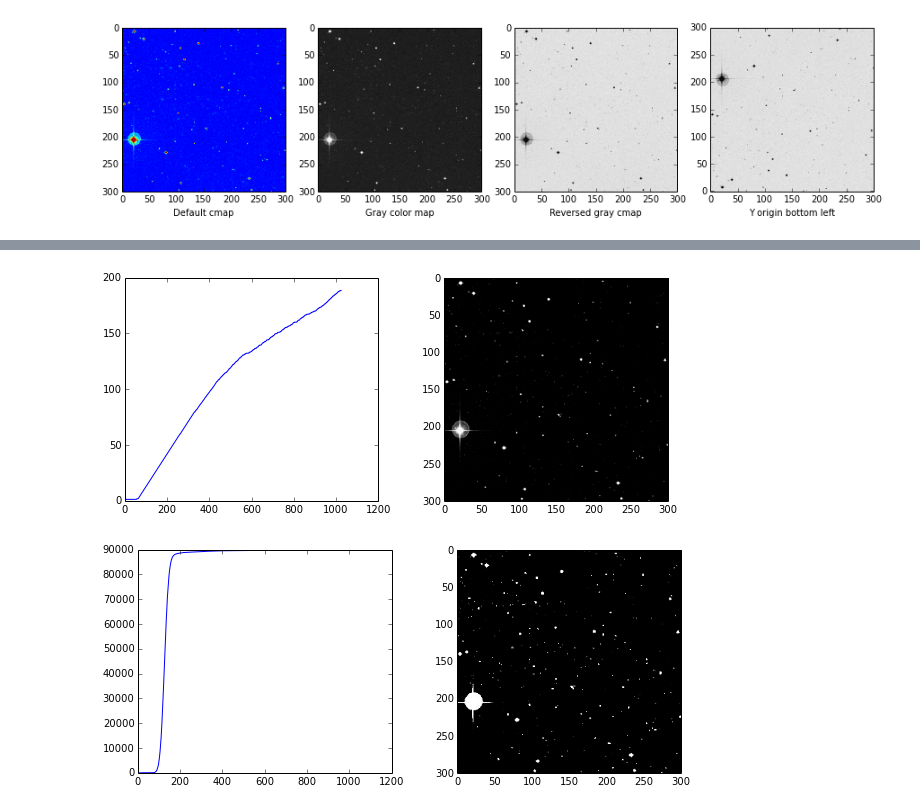
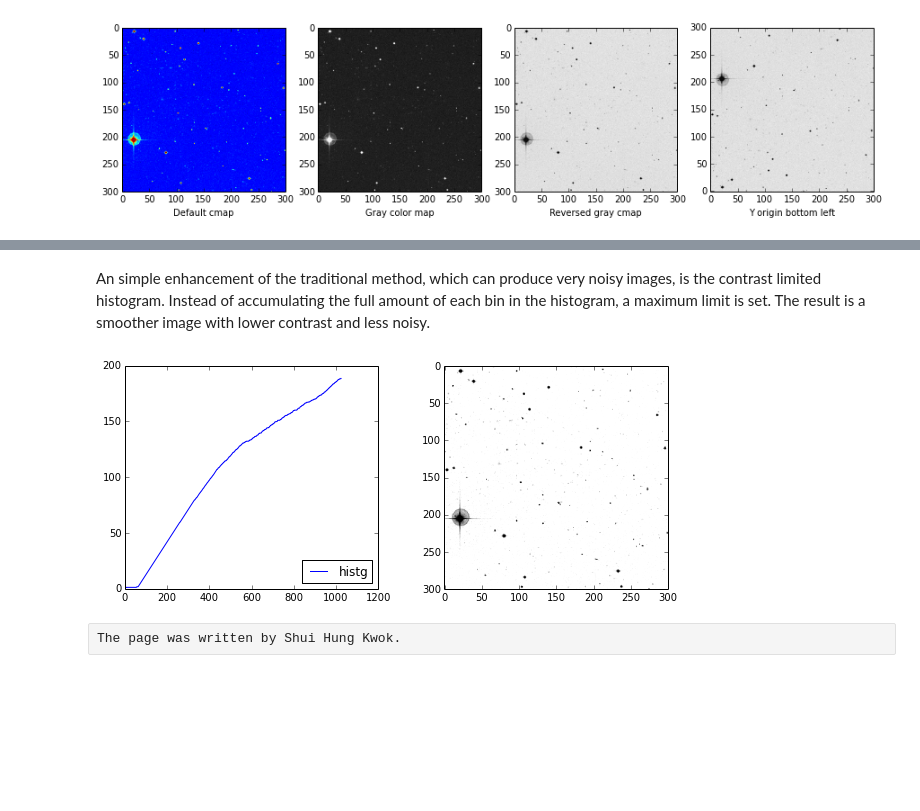
Before and after one commit to shkw0k/cookbook, a Jupyter notebook: Display Fits.ipynb, the cells around one changed output, grey strips where cells are left out. Saved outputs shown, nothing was run; the diff lists cells and outputs as text; code cells hidden in the pictures; blank space fills up the shorter version.

```diff
--- a/Display Fits.ipynb
+++ b/Display Fits.ipynb
@@ -73,22 +139,7 @@ im = plt.imshow(data, vmax=maxIdx, vmin=minIdx, cmap='gray_r')
+# %% [markdown]
+An simple enhancement of the traditional method, which can produce very noisy images, is the contrast limited histogram.
+Instead of accumulating the full amount of each bin in the histogram, a maximum limit is set. The result is a smoother image with lower contrast and less noisy.
 # %%
-def remap (arr, fromLo, fromHi, toLo, toHi):
-    m = (toHi - toLo) / (fromHi - fromLo)
-    b = -m * fromLo + toLo
-    return np.clip(np.int_(arr * m + b), toLo, toHi)
-
-def plotHistEq(data, loCut, hiCut, nHist=1024):
-    histg, edges = np.histogram(data, bins=nHist, density=False)
-    accSum = np.cumsum(histg)
-    lo, hi = edges[0], edges[-1]
-    fromLo = (hi-lo) * loCut + lo
-    fromHi = (hi-lo) * hiCut + lo
-    data1 = remap(data, fromLo, fromHi, 0, nHist-1)
-    plt.subplot(121)
-    plt.plot (accSum)
-    data1 = accSum[data1]
-    plt.subplot(122)
-    plt.imshow(data1, cmap='gray')
-
 def plotHistEqA(data, loCut, hiCut, nHist=1024, tfactor=1):
     histg, edges = np.histogram(data, bins=nHist, density=False)
     accSum = [0] * nHist
@@ -103,22 +154,17 @@ def plotHistEqA(data, loCut, hiCut, nHist=1024, tfactor=1):
     fromHi = (hi-lo) * hiCut + lo
     data1 = remap(data, fromLo, fromHi, 0, nHist-1)
     ax = plt.subplot(121)
-    ax.plot (accSum)
+    ax.plot (accSum, label='histg')
+    ax.legend(loc='lower right')
 
     data1 = accSum[data1]
     ax = plt.subplot(122)
-    ax.imshow(data1, cmap='gray')
+    ax.imshow(data1, cmap='gray_r')
     return
 # %%
-hdus = pyfits.open("abel254.fits")
-data = hdus[0].data
-
 figxx = plt.figure(figsize=(10,4))
-x = plotHistEqA(data, 0.10, 0.99, 1024, 1.0)
+x = plotHistEqA(data, 0.10, 0.9, 1024, 1.0)
 # %% [output]
-[figure, old version]
+[figure, new version]
-# %%
-fig = plt.figure(figsize=(10,4))
-plotHistEq(data, 0.1, 0.99, 1024)
-# %% [output]
-[figure, removed]
+# %% [raw]
+The page was written by Shui Hung Kwok.
```
Also changed, not shown: parts of 15 cells of this notebook, 1 other file.
